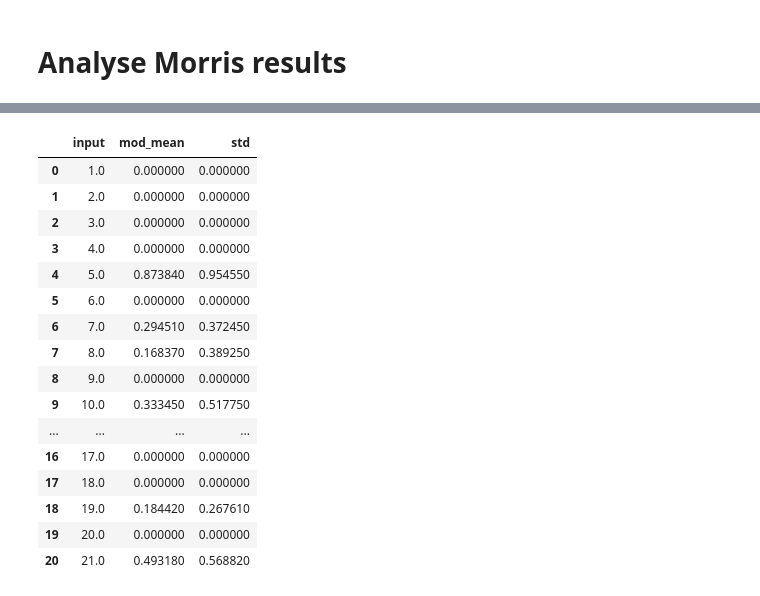
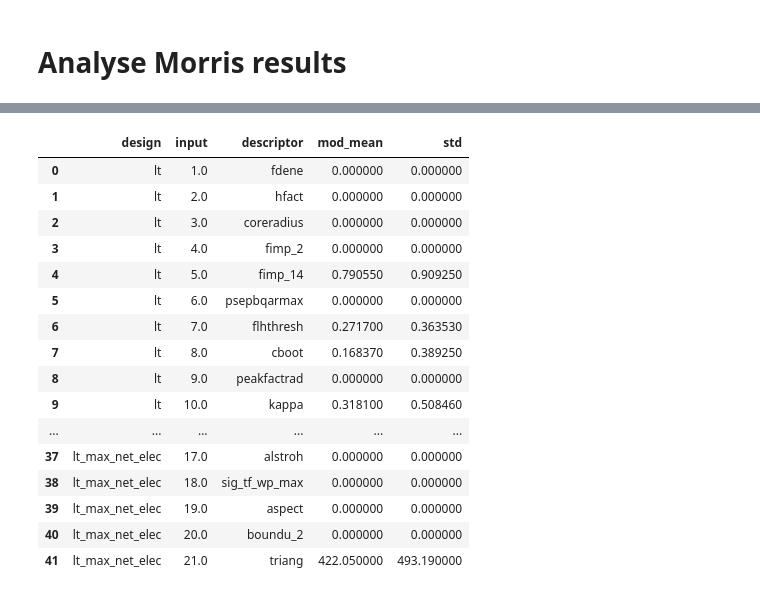
Before and after one commit to jonmaddock/dakota-process, a Jupyter notebook: morris/analyse_morris.ipynb, the cells around one changed output, grey strips where cells are left out. Cells and saved outputs as stored; diff of their text form; code cells hidden in the pictures.

```diff
--- a/morris/analyse_morris.ipynb
+++ b/morris/analyse_morris.ipynb
@@ -9,39 +9,73 @@ Run with `dakota -i ia.in > morris_3p_summary.out`: only `>` gets results writte
 # %%
 # Must be am easier way to get Dakota results out...
 # Read in .out file (contains summary results)
-with open("morris_3p_summary.out", "r") as f:
-    content = f.readlines()
+
+output_files = ["morris_lt_summary.out", "morris_lt_max_net_elec_summary.out"]
 
 # Match line in output
 input_re = re.compile(r"Input\s+(\d+)\s.*=\s+(\d+\.\d+e[+-]\d+)\s+(\d+\.\d+e[+-]\d+)")
-results = {"input": [], "mod_mean": [], "std": []}
-for line in content:
-    if matches := input_re.match(line):
-        # Start of results
-        results["input"].append(float(matches[1]))
-        results["mod_mean"].append(float(matches[2]))
-        results["std"].append(float(matches[3]))
-    else:
-        continue
+results = {"design": [], "input": [], "descriptor": [], "mod_mean": [], "std": []}
+
+descriptors = [
+    "fdene",
+    "hfact",
+    "coreradius",
+    "fimp_2",
+    "fimp_14",
+    "psepbqarmax",
+    "flhthresh",
+    "cboot",
+    "peakfactrad",
+    "kappa",
+    "etaech",
+    "feffcd",
+    "etath",
+    "etaiso",
+    "boundl_18",
+    "pinjalw",
+    "alstroh",
+    "sig_tf_wp_max",
+    "aspect",
+    "boundu_2",
+    "triang",
+]
+
+for output_file in output_files:
+    design_and_suffix = output_file.split("morris_")[1]
+    design = design_and_suffix.split("_summary.out")[0]
+    with open(output_file, "r") as f:
+        content = f.readlines()
+
+    for line in content:
+        if matches := input_re.match(line):
+            # Start of results
+            results["design"].append(design)
+            results["input"].append(float(matches[1]))
+            # TODO Improve this! Risk of descriptors and input number getting out of sync
+            results["descriptor"].append(descriptors[int(matches[1]) - 1])
+            results["mod_mean"].append(float(matches[2]))
+            results["std"].append(float(matches[3]))
+        else:
+            continue
 
 results_df = pd.DataFrame(results)
 results_df
 # %% [output]
-|  | input | mod_mean | std |
-| 0 | 1.0 | 0.000000 | 0.000000 |
-| 1 | 2.0 | 0.000000 | 0.000000 |
-| 2 | 3.0 | 0.000000 | 0.000000 |
-| 3 | 4.0 | 0.000000 | 0.000000 |
-| 4 | 5.0 | 0.873840 | 0.954550 |
-| 5 | 6.0 | 0.000000 | 0.000000 |
-| 6 | 7.0 | 0.294510 | 0.372450 |
-| 7 | 8.0 | 0.168370 | 0.389250 |
-| 8 | 9.0 | 0.000000 | 0.000000 |
-| 9 | 10.0 | 0.333450 | 0.517750 |
-| ... | ... | ... | ... |
-| 16 | 17.0 | 0.000000 | 0.000000 |
-| 17 | 18.0 | 0.000000 | 0.000000 |
-| 18 | 19.0 | 0.184420 | 0.267610 |
-| 19 | 20.0 | 0.000000 | 0.000000 |
-| 20 | 21.0 | 0.493180 | 0.568820 |
+|  | design | input | descriptor | mod_mean | std |
+| 0 | lt | 1.0 | fdene | 0.000000 | 0.000000 |
+| 1 | lt | 2.0 | hfact | 0.000000 | 0.000000 |
+| 2 | lt | 3.0 | coreradius | 0.000000 | 0.000000 |
+| 3 | lt | 4.0 | fimp_2 | 0.000000 | 0.000000 |
+| 4 | lt | 5.0 | fimp_14 | 0.790550 | 0.909250 |
+| 5 | lt | 6.0 | psepbqarmax | 0.000000 | 0.000000 |
+| 6 | lt | 7.0 | flhthresh | 0.271700 | 0.363530 |
+| 7 | lt | 8.0 | cboot | 0.168370 | 0.389250 |
+| 8 | lt | 9.0 | peakfactrad | 0.000000 | 0.000000 |
+| 9 | lt | 10.0 | kappa | 0.318100 | 0.508460 |
+| ... | ... | ... | ... | ... | ... |
+| 37 | lt_max_net_elec | 17.0 | alstroh | 0.000000 | 0.000000 |
+| 38 | lt_max_net_elec | 18.0 | sig_tf_wp_max | 0.000000 | 0.000000 |
+| 39 | lt_max_net_elec | 19.0 | aspect | 0.000000 | 0.000000 |
+| 40 | lt_max_net_elec | 20.0 | boundu_2 | 0.000000 | 0.000000 |
+| 41 | lt_max_net_elec | 21.0 | triang | 422.050000 | 493.190000 |
 # %%
```
Also changed, not shown: parts of 6 cells of this notebook.
